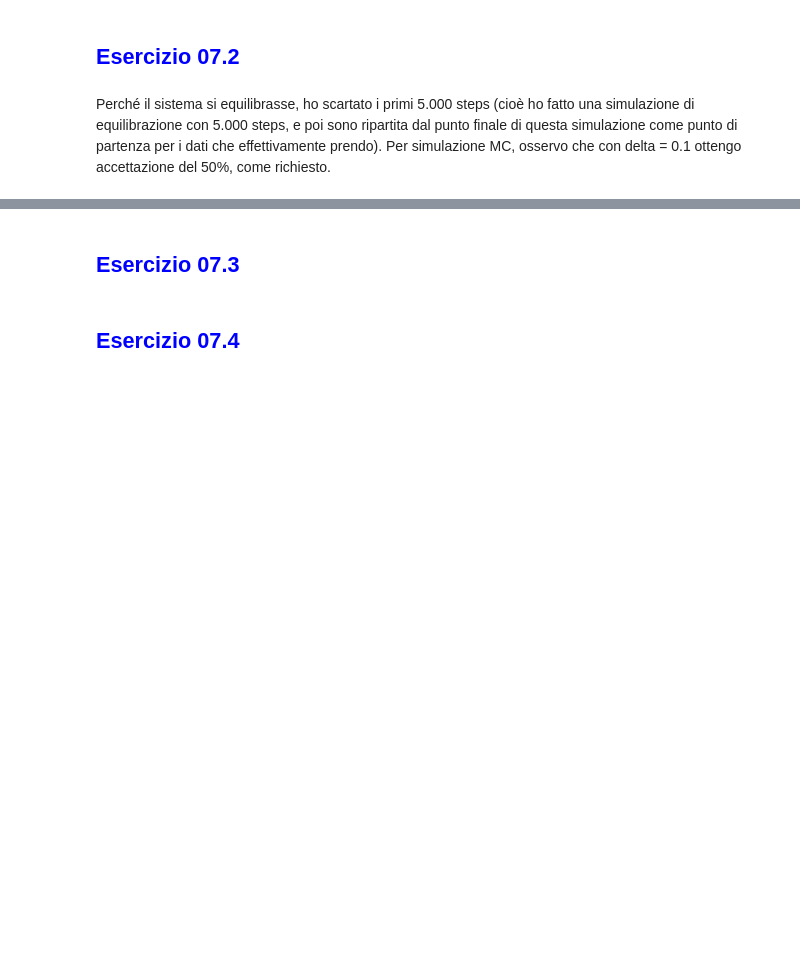
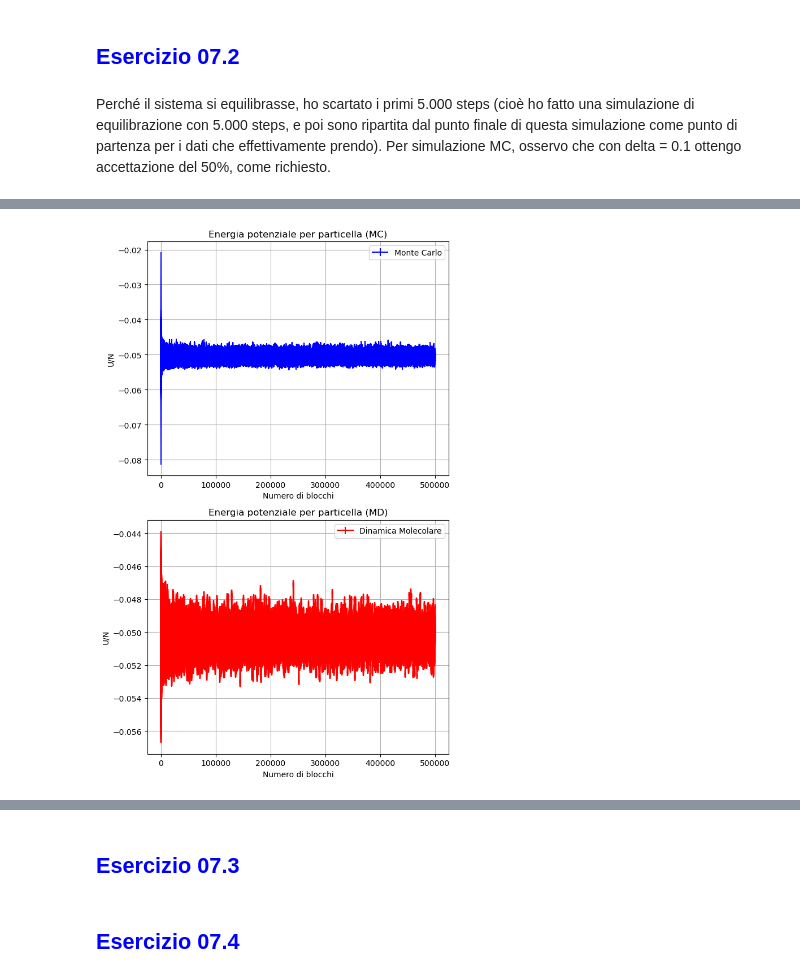
Before and after one commit to LucreziaBioni/numerical-simulation-laboratory, a Jupyter notebook: 07/07.ipynb, the cells around one changed output, grey strips where cells are left out. Saved outputs shown, nothing was run; the diff lists cells and outputs as text; code cells hidden in the pictures; blank space fills up the shorter version.

```diff
--- a/07/07.ipynb
+++ b/07/07.ipynb
@@ -51,3 +27,74 @@ plt.show()
+# %%
+import matplotlib
+import matplotlib.pyplot as plt
+import numpy as np
+import math
+
+N = 108  # Numero totale di particelle
+
+# Carico i dati dal file
+data_U_MC = np.loadtxt("simulazioni-eseguite/07.2/monte-carlo-equilibrata/potential_energy.dat")
+# data_p_MC = np.loadtxt("simulazioni-eseguite/07.2/monte-carlo-equilibrata/pressure.dat")
+data_U_MD = np.loadtxt("simulazioni-eseguite/07.2/dinamica-molecolare-equilibrata/potential_energy.dat")
+# data_p_MD = np.loadtxt("simulazioni-eseguite/07.2/dinamica-molecolare-equilibrata/pressure.dat")
+
+# Estraggo le colonne di dati
+x = data_U_MC[:, 0]         # Prima colonna: numero di blocchi
+y_U_MC = data_U_MC[:, 1]    # Seconda colonna: valori istantanei
+err_U_MC = data_U_MC[:, 3]  # Quarta colonna: errore
+
+# y_p_MC = data_p_MC[:, 1]
+# err_p_MC = data_p_MC[:, 3]
+
+y_U_MD = data_U_MD[:, 1]
+err_U_MD = data_U_MD[:, 3]
+
+# y_p_MD = data_p_MD[:, 1]
+# err_p_MD = data_p_MD[:, 3]
+
+# Creazione di una figura con 2 righe e 2 colonne
+fig, axes = plt.subplots(2, 2, figsize=(12, 10))
+
+# U/N Monte Carlo
+axes[0, 0].errorbar(x, y_U_MC/N, yerr=err_U_MC, color='b', label='Monte Carlo')
+axes[0, 0].set_xlabel("Numero di blocchi")
+axes[0, 0].set_ylabel("U/N")
+axes[0, 0].set_title("Energia potenziale per particella (MC)")
+axes[0, 0].legend()
+axes[0, 0].grid(True)
+
+# Pressione Monte Carlo
+# axes[0, 1].errorbar(x, y_p_MC, yerr=err_p_MC, color='g', label='Monte Carlo')
+# axes[0, 1].set_xlabel("Numero di blocchi")
+# axes[0, 1].set_ylabel("p")
+# axes[0, 1].set_title("Pressione (MC)")
+# axes[0, 1].legend()
+# axes[0, 1].grid(True)
+
+# U/N Dinamica Molecolare
+axes[1, 0].errorbar(x, y_U_MD/N, yerr=err_U_MD, color='r', label='Dinamica Molecolare')
+axes[1, 0].set_xlabel("Numero di blocchi")
+axes[1, 0].set_ylabel("U/N")
+axes[1, 0].set_title("Energia potenziale per particella (MD)")
+axes[1, 0].legend()
+axes[1, 0].grid(True)
+
+# Pressione Dinamica Molecolare
+# axes[1, 1].errorbar(x, y_p_MD, yerr=err_p_MD, color='orange', label='Molecolare')
+# axes[1, 1].set_xlabel("Numero di blocchi")
+# axes[1, 1].set_ylabel("p")
+# axes[1, 1].set_title("Pressione (MD)")
+# axes[1, 1].legend()
+# axes[1, 1].grid(True)
+
+# Rimuovo il subplot vuoto se non uso [0,1] e [1,1]
+axes[0, 1].axis('off')
+axes[1, 1].axis('off')
+
+plt.tight_layout()
+plt.show()
+# %% [output]
+[figure, added]
 # %%
 import matplotlib
 import matplotlib.pyplot as plt
```
Also changed, not shown: parts of 5 cells of this notebook, 3 other files.
